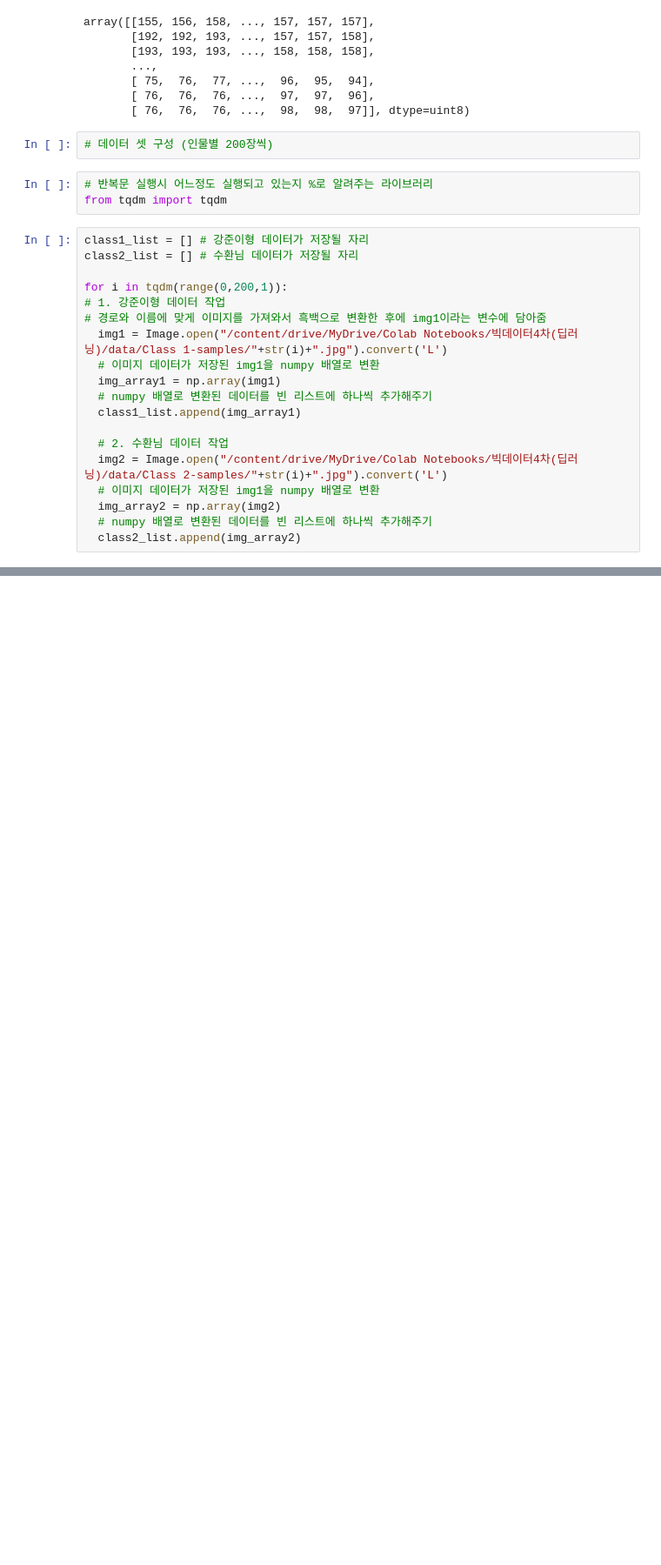
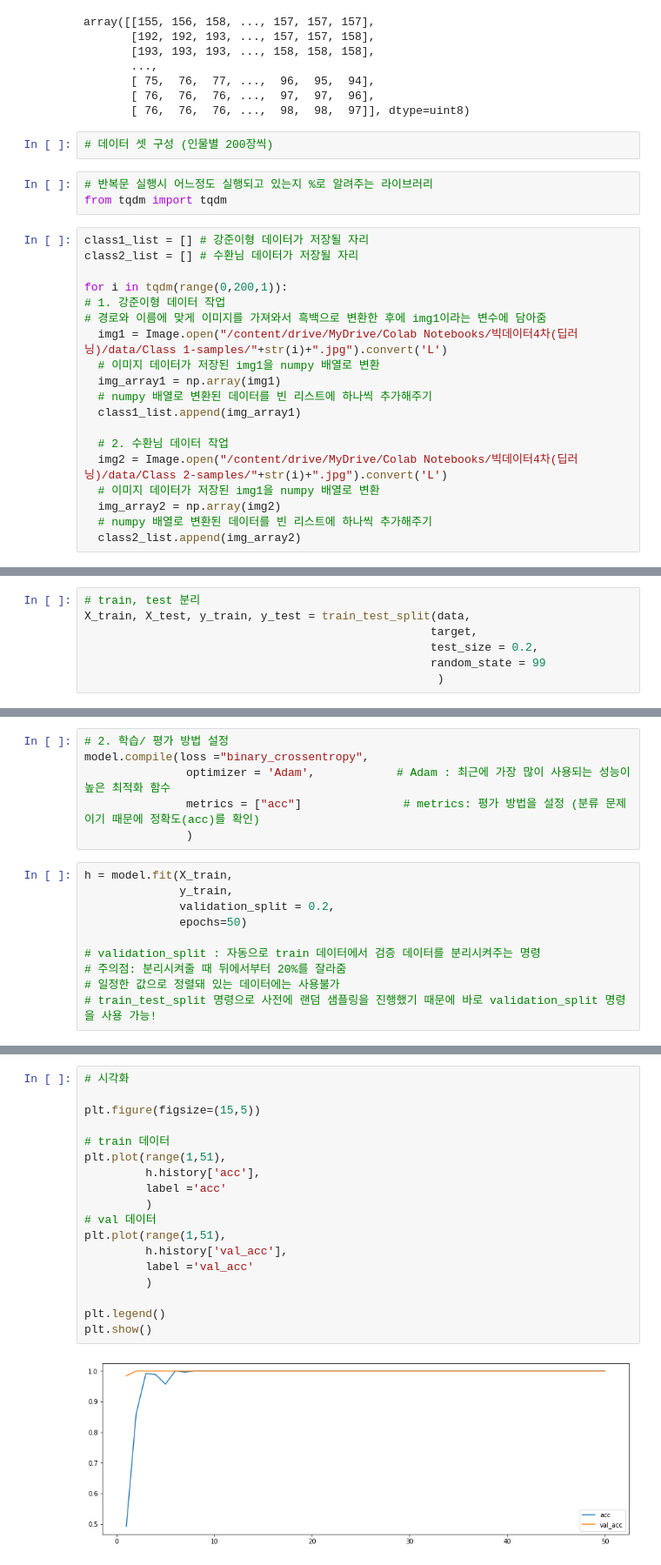
Before and after one commit to ldk7024/Deep_Learning_Study, a Jupyter notebook: 21_07_14_사람_(강준,_수환)_얼굴_이진_분류.ipynb, the cells around one changed output, grey strips where cells are left out. Shown at 87% size. Drawn from its saved outputs; the diff is of its cells as text; blank space fills up the shorter version.

```diff
--- a/21_07_14_사람_(강준,_수환)_얼굴_이진_분류.ipynb
+++ b/21_07_14_사람_(강준,_수환)_얼굴_이진_분류.ipynb
@@ -67,0 +157,7 @@ for i in tqdm(range(0,200,1)):
+# %%
+# train, test 분리
+X_train, X_test, y_train, y_test = train_test_split(data,
+                                                   target,
+                                                   test_size = 0.2,
+                                                   random_state = 99
+                                                    )
@@ -67,0 +208,16 @@ for i in tqdm(range(0,200,1)):
+# %%
+# 2. 학습/ 평가 방법 설정
+model.compile(loss ="binary_crossentropy",
+               optimizer = 'Adam',            # Adam : 최근에 가장 많이 사용되는 성능이 높은 최적화 함수
+               metrics = ["acc"]               # metrics: 평가 방법을 설정 (분류 문제이기 때문에 정확도(acc)를 확인)
+               )
+# %%
+h = model.fit(X_train,
+              y_train,
+              validation_split = 0.2,
+              epochs=50)
+
+# validation_split : 자동으로 train 데이터에서 검증 데이터를 분리시켜주는 명령
+# 주의점: 분리시켜줄 때 뒤에서부터 20%를 잘라줌
+# 일정한 값으로 정렬돼 있는 데이터에는 사용불가
+# train_test_split 명령으로 사전에 랜덤 샘플링을 진행했기 때문에 바로 validation_split 명령을 사용 가능!
@@ -67,0 +242,20 @@ for i in tqdm(range(0,200,1)):
+# %%
+# 시각화
+
+plt.figure(figsize=(15,5))
+
+# train 데이터
+plt.plot(range(1,51),
+         h.history['acc'],
+         label ='acc'
+         )
+# val 데이터
+plt.plot(range(1,51),
+         h.history['val_acc'],
+         label ='val_acc'
+         )
+
+plt.legend()
+plt.show()
+# %% [output]
+[figure, added]
```
Also changed, not shown: parts of 13 cells of this notebook.
